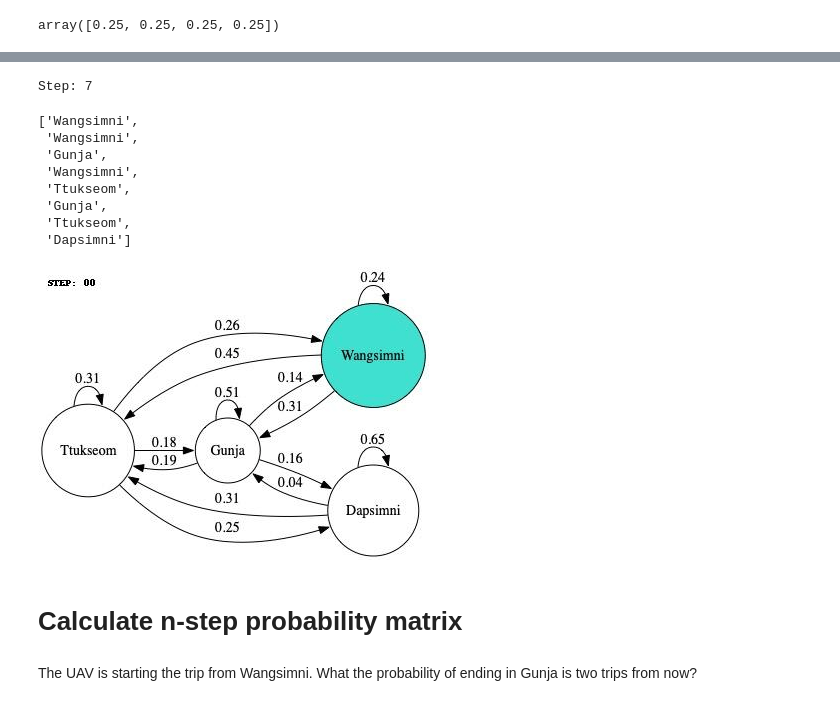
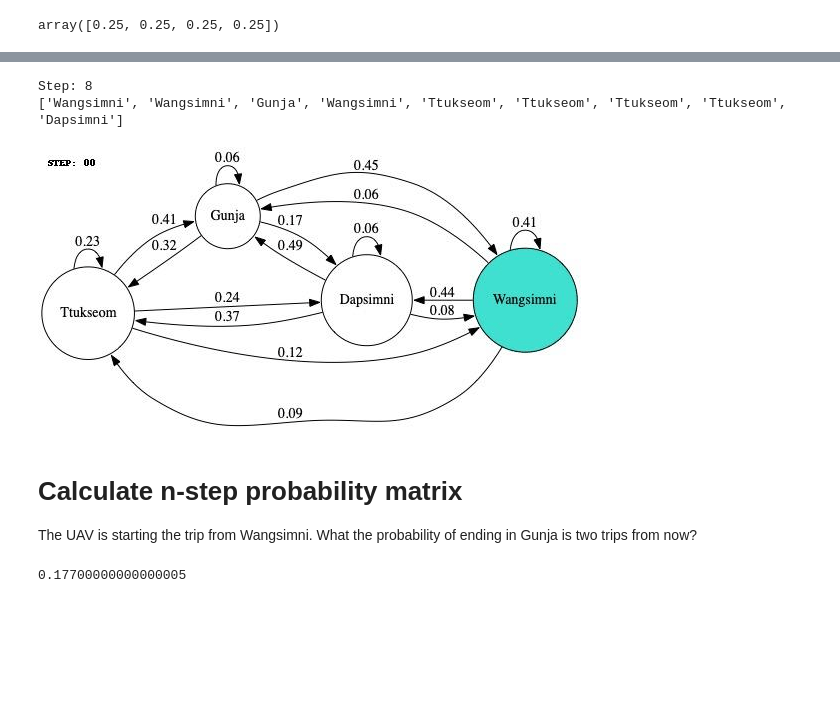
Before and after one commit to ardiantovn/markovchain, a Jupyter notebook: markovchain.ipynb, the cells around one changed output, grey strips where cells are left out. Cells and saved outputs as stored; diff of their text form; code cells hidden in the pictures; blank space fills up the shorter version.

```diff
--- a/markovchain.ipynb
+++ b/markovchain.ipynb
@@ -363,18 +155,14 @@ ImageDisplay(gif_img)
 # %%
-selected_df = blocked_df
-travel_simulated = travel_simulation(selected_df,
-                  init_region='Wangsimni',
-                  dest_region='Dapsimni'
-                  )
+travel_simulated = mc.travel_simulation(mc.blocked_df,
+                                        init_region='Wangsimni',
+                                        dest_region='Dapsimni'
+                                        )
 print(f'Step: {len(travel_simulated)-1}')
-travel_simulated
+print(travel_simulated)
+
+travel_img = mc.plot_travel_simulation(selected_df=mc.base_df)
+ImageDisplay(travel_img)
 # %% [output]
-Step: 7
+Step: 8
+['Wangsimni', 'Wangsimni', 'Gunja', 'Wangsimni', 'Ttukseom', 'Ttukseom', 'Ttukseom', 'Ttukseom', 'Dapsimni']
-['Wangsimni',
- 'Wangsimni',
- 'Gunja',
- 'Wangsimni',
- 'Ttukseom',
- 'Gunja',
- 'Ttukseom',
- 'Dapsimni']
+[figure, added]
@@ -393,14 +169,12 @@ travel_img = generate_gif(save_as= './markov_chain_travel_sim.gif')
-# %%
-ImageDisplay(travel_img)
-# %% [output]
-[figure, removed]
-# %% [markdown]
-# Calculate n-step probability matrix
 # %% [markdown]
+# Calculate n-step probability matrix
+
 The UAV is starting the trip from Wangsimni.
 What the probability of ending in Gunja is two trips from now?
 # %%
-prob_ending_region_after_n_step(matrix_df=blocked_df,
-                                init_region='Wangsimni',
-                                final_region='Dapsimni',
-                                n_step=2)
+mc.prob_ending_region_after_n_step(matrix_df=mc.blocked_df,
+                                    init_region='Wangsimni',
+                                    final_region='Dapsimni',
+                                    n_step=2)
+# %% [output]
+0.17700000000000005
```
Also changed, not shown: parts of 9 cells of this notebook, 24 other files.
